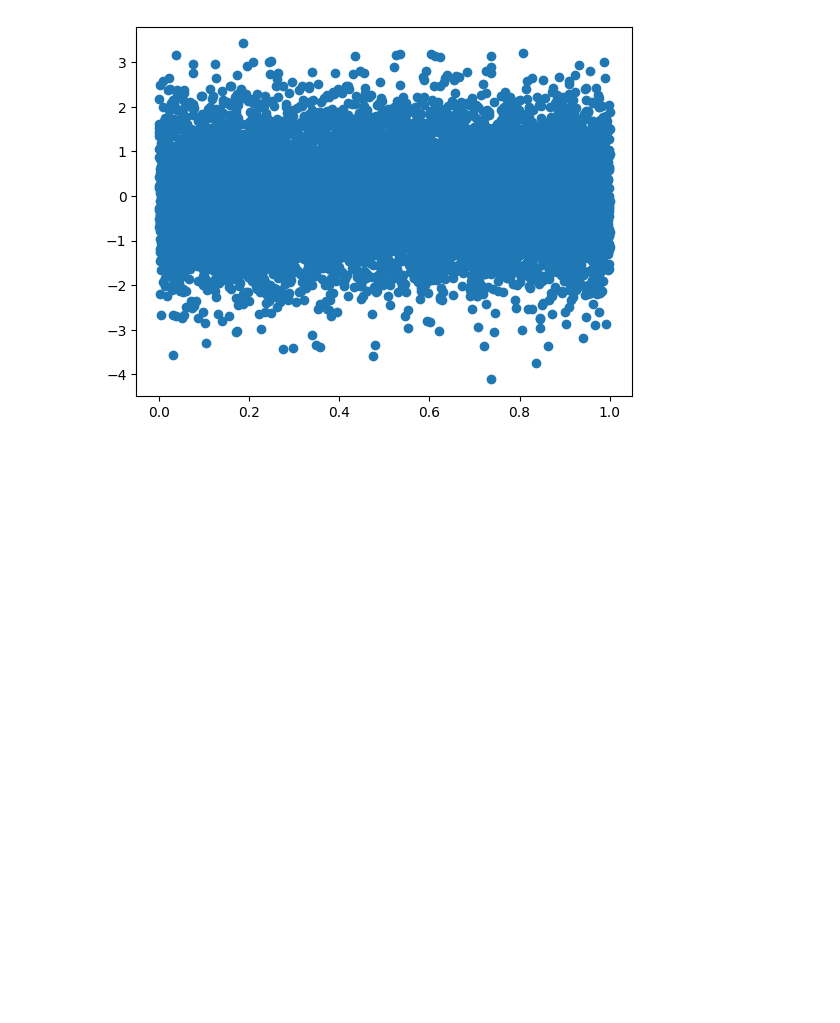
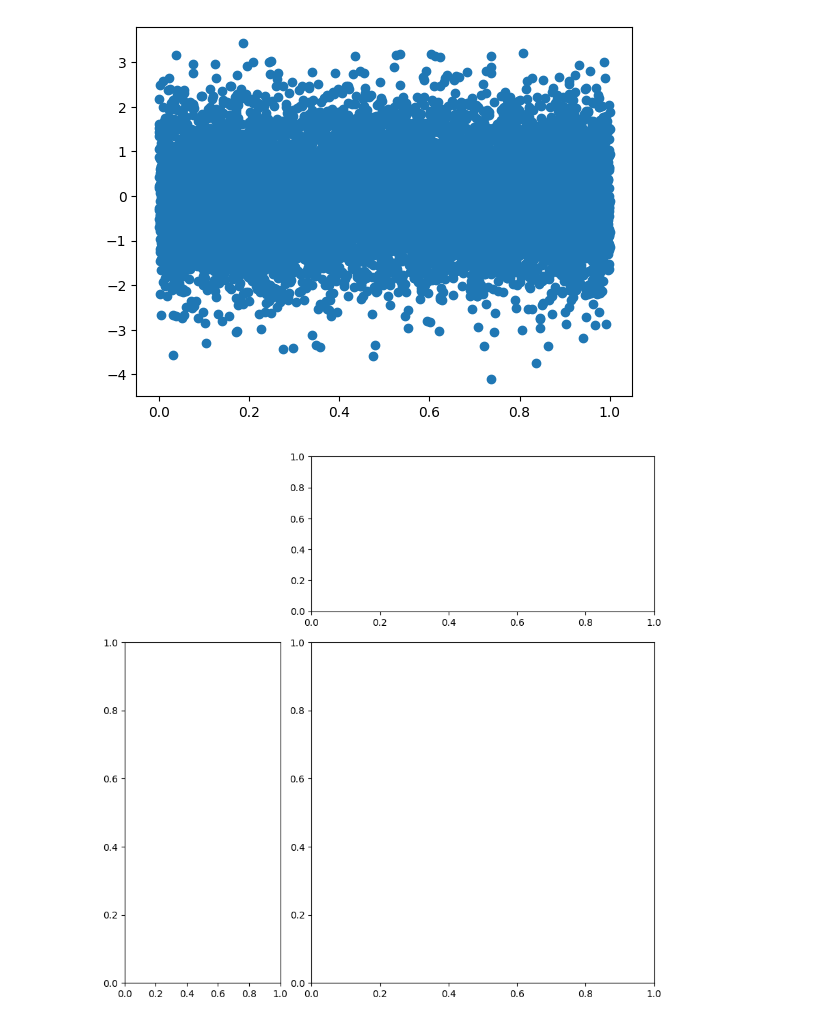
Before and after one commit to Zainab-Ayoub/dataScienceProblems, a Jupyter notebook: histogram.ipynb, the cells around one changed output. Drawn from its saved outputs; the diff is of its cells as text; code cells hidden in the pictures; blank space fills up the shorter version.

Commit message:
gridspec

```diff
--- a/histogram.ipynb
+++ b/histogram.ipynb
@@ -29,3 +29,13 @@ plt.scatter(X, Y)
 # %% [output]
 <matplotlib.collections.PathCollection at 0x...>
 [figure]
+# %%
+import matplotlib.gridspec as gridspec
+plt.figure(figsize=(10,10))
+gspec = gridspec.GridSpec(3,3)
+
+top_histogram = plt.subplot(gspec[0, 1:])
+side_histogram = plt.subplot(gspec[1:, 0])
+lower_right = plt.subplot(gspec[1:, 1:])
+# %% [output]
+[figure, added]
```
